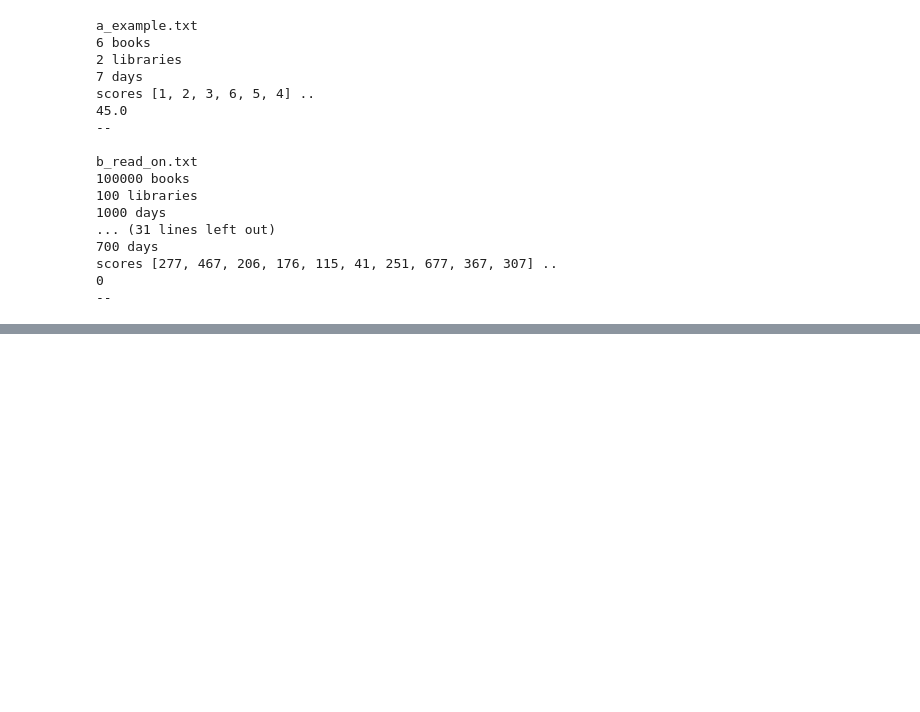
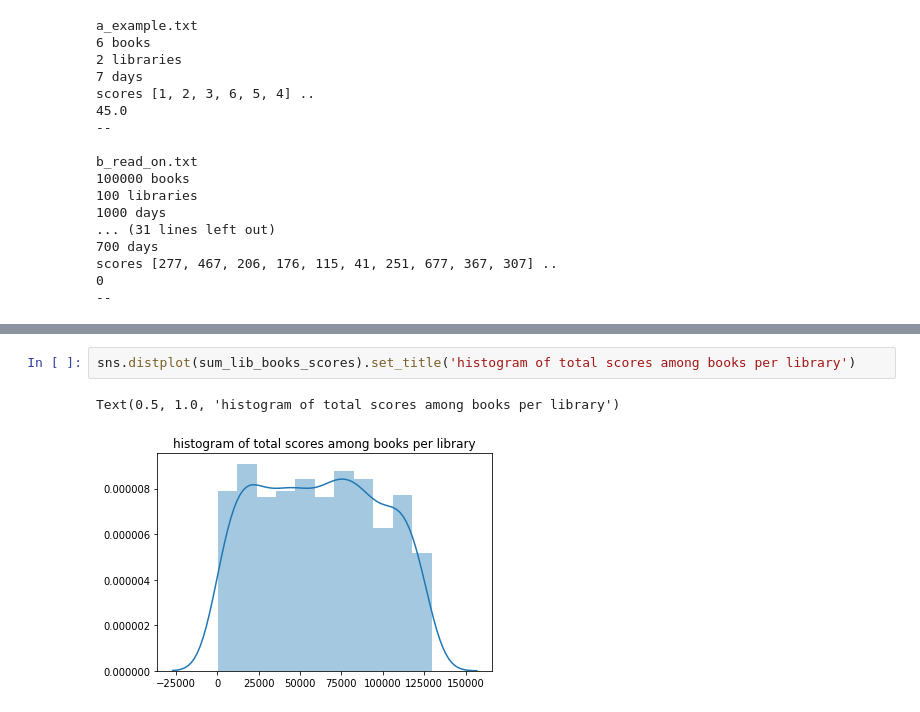
Before and after one commit to yoann-dufresne/BlaNiRaYo, a Jupyter notebook: data/viz.ipynb, the cells around one changed output, grey strips where cells are left out. Cells and saved outputs as stored; diff of their text form; blank space fills up the shorter version.

```diff
--- a/data/viz.ipynb
+++ b/data/viz.ipynb
@@ -69,0 +83,5 @@ sns.distplot(mean_lib_books_scores)
+# %%
+sns.distplot(sum_lib_books_scores).set_title('histogram of total scores among books per library')
+# %% [output]
+Text(0.5, 1.0, 'histogram of total scores among books per library')
+[figure, added]
```
Also changed, not shown: parts of 5 cells of this notebook.
